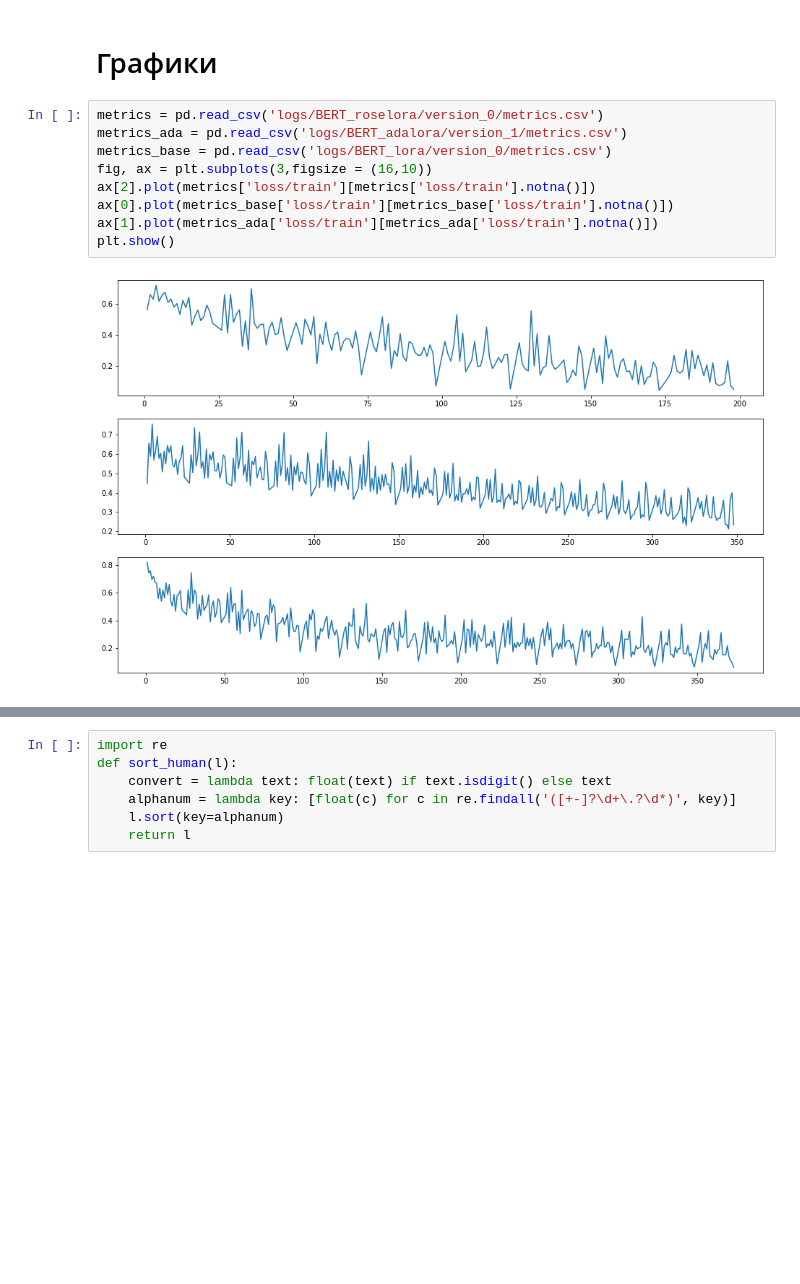
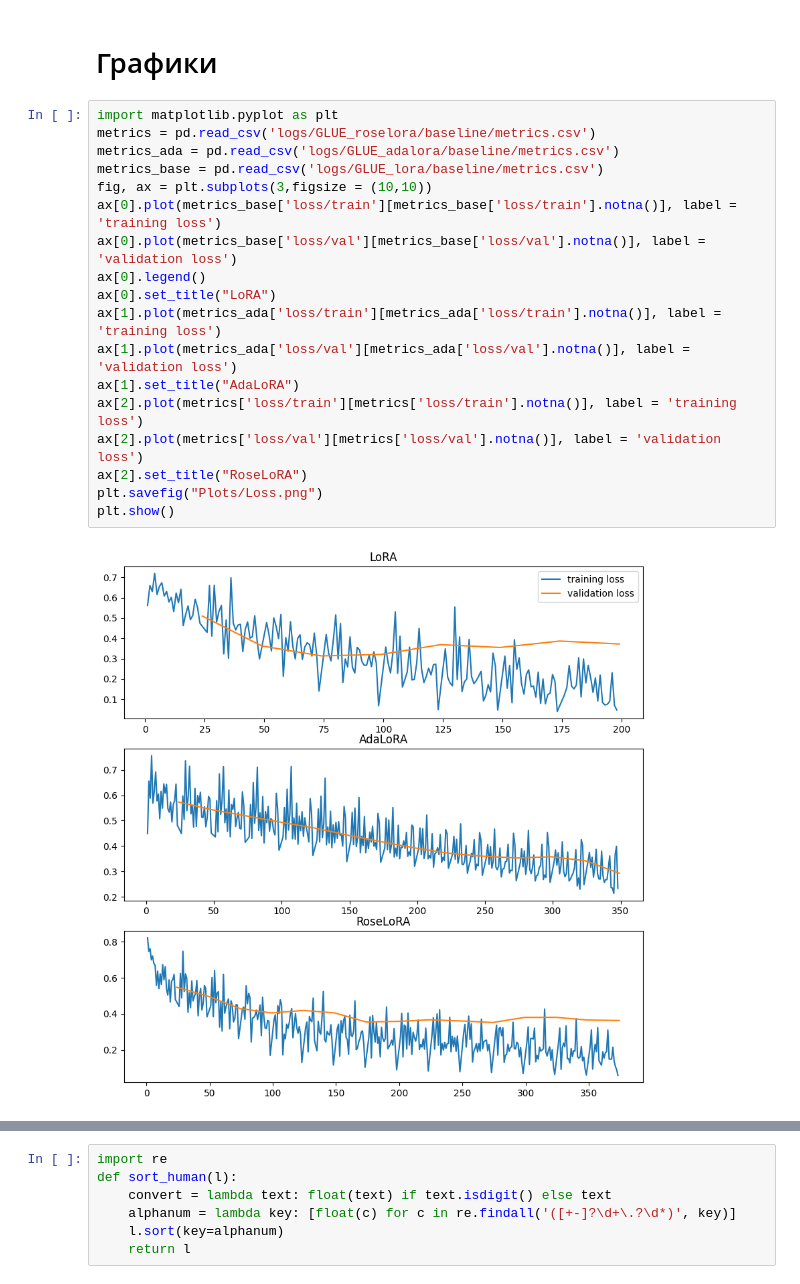
Before and after one commit to emil2001/RoseLoRA, a Jupyter notebook: RoseLora_GLUE.ipynb, the cells around one changed output, grey strips where cells are left out. Cells and saved outputs as stored; diff of their text form; blank space fills up the shorter version.

```diff
--- a/RoseLora_GLUE.ipynb
+++ b/RoseLora_GLUE.ipynb
@@ -491,14 +493,23 @@ LOCAL_RANK: 0 - CUDA_VISIBLE_DEVICES: [0]
 └───────────────────────────┴───────────────────────────┘
 # %% [markdown]
 # Графики
-# %%
-metrics = pd.read_csv('logs/BERT_roselora/version_0/metrics.csv')
-metrics_ada = pd.read_csv('logs/BERT_adalora/version_1/metrics.csv')
-metrics_base = pd.read_csv('logs/BERT_lora/version_0/metrics.csv')
-fig, ax = plt.subplots(3,figsize = (16,10))
-ax[2].plot(metrics['loss/train'][metrics['loss/train'].notna()])
-ax[0].plot(metrics_base['loss/train'][metrics_base['loss/train'].notna()])
-ax[1].plot(metrics_ada['loss/train'][metrics_ada['loss/train'].notna()])
-plt.show()
-# %% [output]
-[figure, removed]
+# %%
+import matplotlib.pyplot as plt
+metrics = pd.read_csv('logs/GLUE_roselora/baseline/metrics.csv')
+metrics_ada = pd.read_csv('logs/GLUE_adalora/baseline/metrics.csv')
+metrics_base = pd.read_csv('logs/GLUE_lora/baseline/metrics.csv')
+fig, ax = plt.subplots(3,figsize = (10,10))
+ax[0].plot(metrics_base['loss/train'][metrics_base['loss/train'].notna()], label = 'training loss')
+ax[0].plot(metrics_base['loss/val'][metrics_base['loss/val'].notna()], label = 'validation loss')
+ax[0].legend()
+ax[0].set_title("LoRA")
+ax[1].plot(metrics_ada['loss/train'][metrics_ada['loss/train'].notna()], label = 'training loss')
+ax[1].plot(metrics_ada['loss/val'][metrics_ada['loss/val'].notna()], label = 'validation loss')
+ax[1].set_title("AdaLoRA")
+ax[2].plot(metrics['loss/train'][metrics['loss/train'].notna()], label = 'training loss')
+ax[2].plot(metrics['loss/val'][metrics['loss/val'].notna()], label = 'validation loss')
+ax[2].set_title("RoseLoRA")
+plt.savefig("Plots/Loss.png")
+plt.show()
+# %% [output]
+[figure, added]
```
Also changed, not shown: parts of 5 cells of this notebook, 15 other files.
